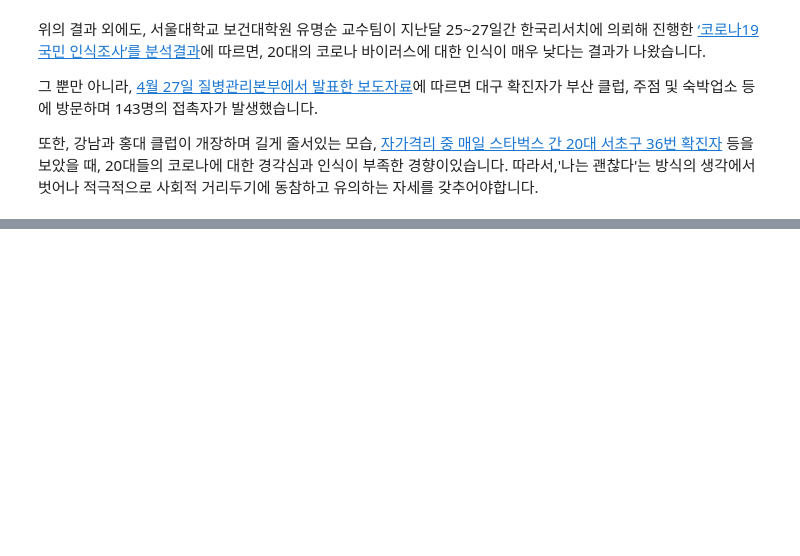
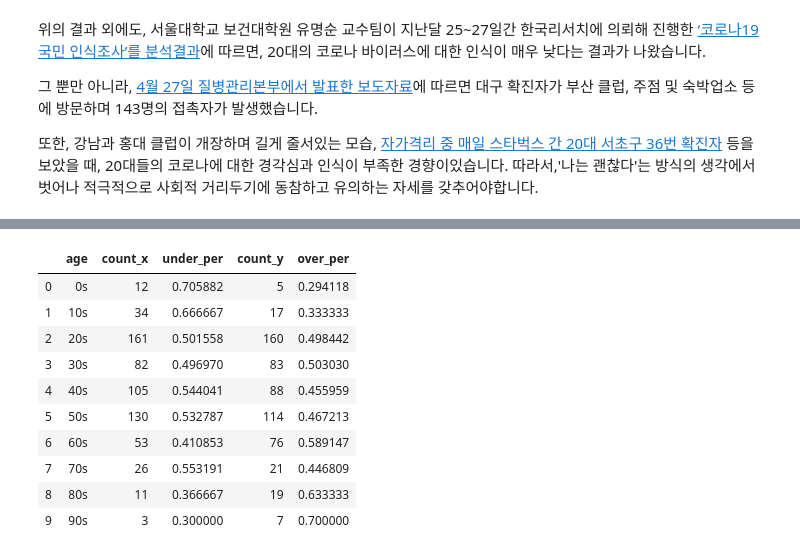
Before and after one commit to chan157/DACON_COVID, a Jupyter notebook: Submission_v2_test.ipynb, the cells around one changed output, grey strips where cells are left out. Saved outputs shown, nothing was run; the diff lists cells and outputs as text; code cells hidden in the pictures; blank space fills up the shorter version.

```diff
--- a/Submission_v2_test.ipynb
+++ b/Submission_v2_test.ipynb
@@ -597,0 +782,14 @@ https://news.mt.co.kr/mtview.php?no=2020041714043594627
+# %%
+age_avg_released
+# %% [output]
+|  | age | count_x | under_per | count_y | over_per |
+| 0 | 0s | 12 | 0.705882 | 5 | 0.294118 |
+| 1 | 10s | 34 | 0.666667 | 17 | 0.333333 |
+| 2 | 20s | 161 | 0.501558 | 160 | 0.498442 |
+| 3 | 30s | 82 | 0.496970 | 83 | 0.503030 |
+| 4 | 40s | 105 | 0.544041 | 88 | 0.455959 |
+| 5 | 50s | 130 | 0.532787 | 114 | 0.467213 |
+| 6 | 60s | 53 | 0.410853 | 76 | 0.589147 |
+| 7 | 70s | 26 | 0.553191 | 21 | 0.446809 |
+| 8 | 80s | 11 | 0.366667 | 19 | 0.633333 |
+| 9 | 90s | 3 | 0.300000 | 7 | 0.700000 |
```
Also changed, not shown: parts of 76 cells of this notebook, 5 other files.
